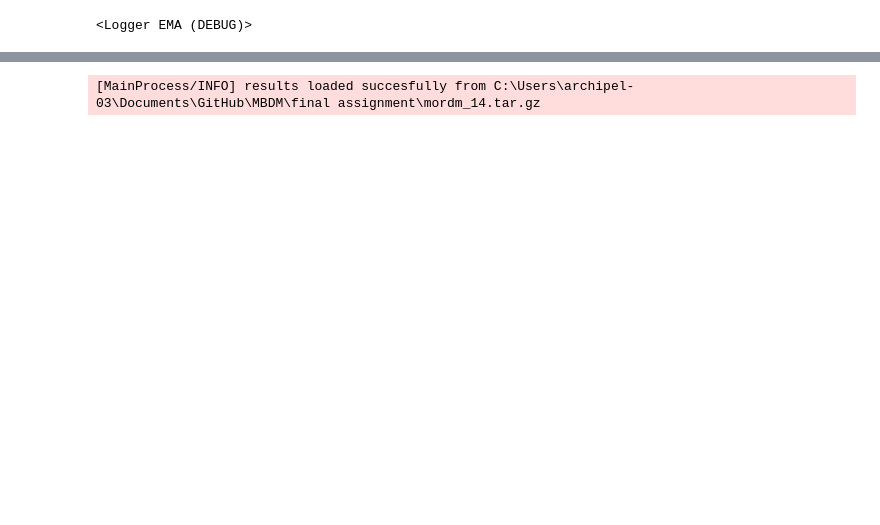
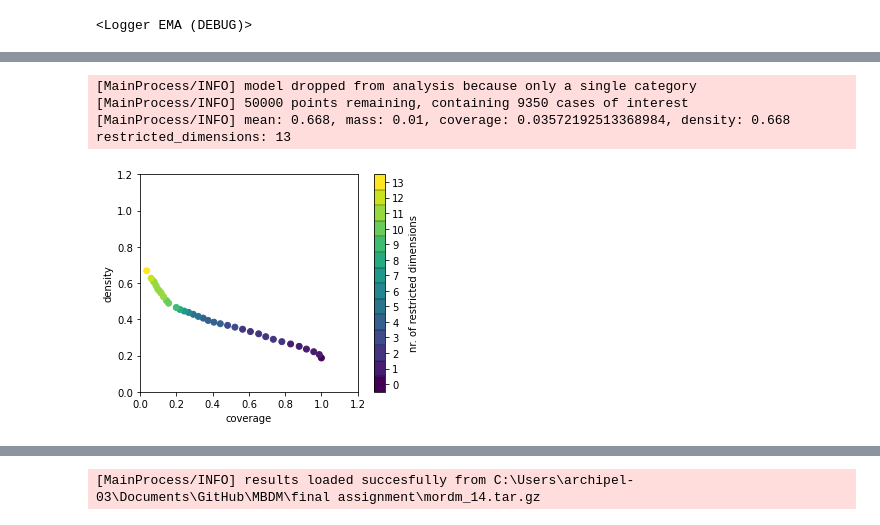
Before and after one commit to tamarvooijs/MBDM, a Jupyter notebook: final assignment/Multi-Scen MORDM Laszlo.ipynb, the cells around one changed output, grey strips where cells are left out. Cells and saved outputs as stored; diff of their text form; code cells hidden in the pictures; blank space fills up the shorter version.

```diff
--- a/final assignment/Multi-Scen MORDM Laszlo.ipynb
+++ b/final assignment/Multi-Scen MORDM Laszlo.ipynb
@@ -30,0 +31,2 @@ dike_model, planning_steps = get_model_for_problem_formulation(6)
+# %%
+experiments, outcomes = load_results("results_analysis2.tar.gz")
@@ -30,0 +53,3 @@ dike_model, planning_steps = get_model_for_problem_formulation(6)
+# %%
+x = experiments.drop([o.name for o in dike_model.levers], axis=1)
+y = (outcomes['A.3_Expected Number of Deaths'] > 0.1) & (outcomes['Expected Evacuation Costs'] > 20000)
@@ -30,0 +93,22 @@ dike_model, planning_steps = get_model_for_problem_formulation(6)
+# %%
+x_numeric = x.select_dtypes(exclude=pd.CategoricalDtype)
+x_categorical = x.select_dtypes(include=pd.CategoricalDtype)
+
+rotated_experiments, rotation_matrix = prim.pca_preprocess(x_numeric, y)
+# %%
+rotated_x = pd.concat([rotated_experiments, x_categorical], axis=1)
+rotated_x = rotated_x.drop(columns=['policy'])
+# %%
+from ema_workbench.analysis.prim_util import PRIMObjectiveFunctions
+
+
+prim_alg = prim.Prim(rotated_x, y, threshold=0.1, peel_alpha=0.1, mass_min=0.01)
+box = prim_alg.find_box()
+
+box.show_tradeoff()
+plt.show()
+# %% [output]
+[MainProcess/INFO] model dropped from analysis because only a single category
+[MainProcess/INFO] 50000 points remaining, containing 9350 cases of interest
+[MainProcess/INFO] mean: 0.668, mass: 0.01, coverage: 0.03572192513368984, density: 0.668 restricted_dimensions: 13
+[figure, added]
```
Also changed, not shown: parts of 22 cells of this notebook, 6 other files.
